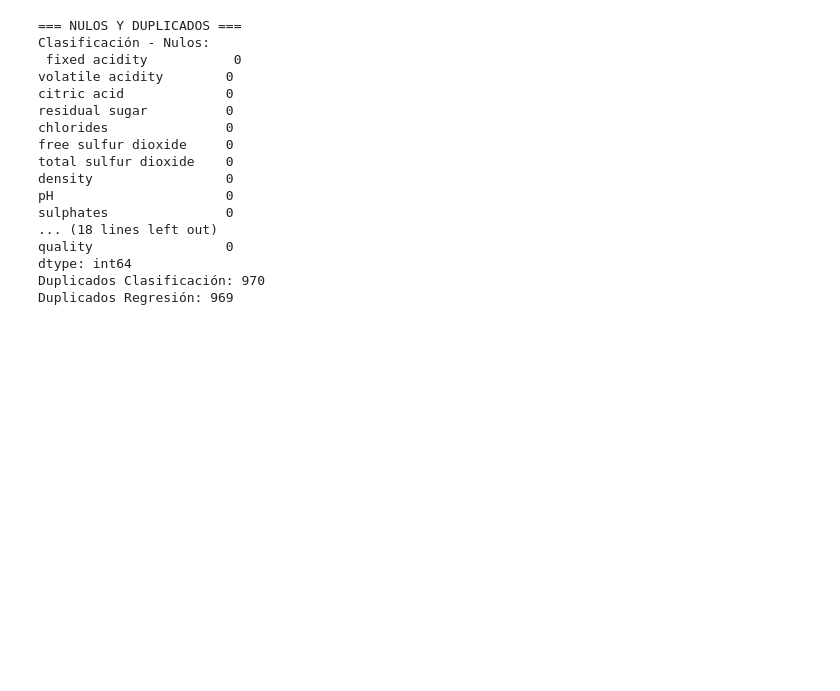
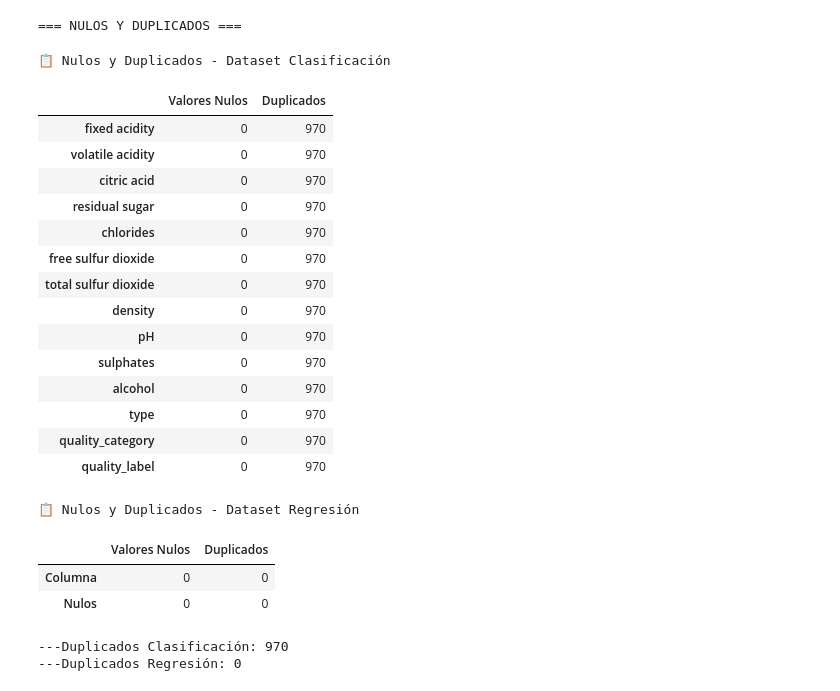
Before and after one commit to restrepogerard/Wines, a Jupyter notebook: EDAWines.ipynb, the cells around one changed output. Drawn from its saved outputs; the diff is of its cells as text; code cells hidden in the pictures; blank space fills up the shorter version.

```diff
--- a/EDAWines.ipynb
+++ b/EDAWines.ipynb
@@ -67,30 +84,62 @@ Dataset Regresión cargado: 5847 filas, 13 columnas
 | alcohol | float64 | 0 | 110 | 5847 |
 | type | object | 0 | 2 | 5847 |
 | quality | int64 | 0 | 7 | 5847 |
-# %%
-print("\n=== NULOS Y DUPLICADOS ===")
-print("Clasificación - Nulos:\n", df_cls.isnull().sum())
-print("Regresión - Nulos:\n", df_reg.isnull().sum())
-print(f"Duplicados Clasificación: {df_cls.duplicated().sum()}")
-print(f"Duplicados Regresión: {df_reg.duplicated().sum()}")
-# %% [output]
-=== NULOS Y DUPLICADOS ===
-Clasificación - Nulos:
- fixed acidity           0
-volatile acidity        0
-citric acid             0
-residual sugar          0
-chlorides               0
-free sulfur dioxide     0
-total sulfur dioxide    0
-density                 0
-pH                      0
-sulphates               0
-... (18 lines left out)
-quality                 0
-dtype: int64
-Duplicados Clasificación: 970
-Duplicados Regresión: 969
+# %%
+print("\n=== NULOS Y DUPLICADOS ===")
+nulos_cls = pd.DataFrame({
+    "Valores Nulos": df_cls.isnull().sum(),
+    "Duplicados": [df_cls.duplicated().sum()] * len(df_cls.columns)
+})
+display(
+    nulos_cls.style
+        .background_gradient(cmap='Greens')
+        .set_caption("📋 Nulos y Duplicados - Dataset Clasificación")
+)
+
+nulos_reg = pd.DataFrame({
+    "Valores Nulos": df_reg.isnull().sum(),
+    "Duplicados": [df_reg.duplicated().sum()] * len(df_reg.columns)
+})
+display(
+    nulos_reg.style
+        .background_gradient(cmap='Oranges')
+        .set_caption("📋 Nulos y Duplicados - Dataset Regresión")
+)
+# df_reg=pd.DataFrame({"Columna": df_reg.columns,"Nulos": df_reg.isnull().sum(),
+#     #"fondo": df_reg.isnull().sum().background_gradient(cmap='Oranges')
+
+# })
+# display(df_reg.isnull().sum().background_gradient(cmap='Oranges').set_caption("📋 Nulos - Dataset Regresión"))
+# print("Regresión - Nulos:\n", df_reg.isnull().sum())
+
+
+
+print(f"---Duplicados Clasificación: {df_cls.duplicated().sum()}")
+print(f"---Duplicados Regresión: {df_reg.duplicated().sum()}")
+# %% [output]
+=== NULOS Y DUPLICADOS ===
+📋 Nulos y Duplicados - Dataset Clasificación
+|  | Valores Nulos | Duplicados |
+| fixed acidity | 0 | 970 |
+| volatile acidity | 0 | 970 |
+| citric acid | 0 | 970 |
+| residual sugar | 0 | 970 |
+| chlorides | 0 | 970 |
+| free sulfur dioxide | 0 | 970 |
+| total sulfur dioxide | 0 | 970 |
+| density | 0 | 970 |
+| pH | 0 | 970 |
+| sulphates | 0 | 970 |
+| alcohol | 0 | 970 |
+| type | 0 | 970 |
+| quality_category | 0 | 970 |
+| quality_label | 0 | 970 |
+📋 Nulos y Duplicados - Dataset Regresión
+|  | Valores Nulos | Duplicados |
+| Columna | 0 | 0 |
+| Nulos | 0 | 0 |
+---Duplicados Clasificación: 970
+---Duplicados Regresión: 0
 # %%
 
 # Análisis estadístico descriptivo
```
Also changed, not shown: parts of 3 cells of this notebook.
